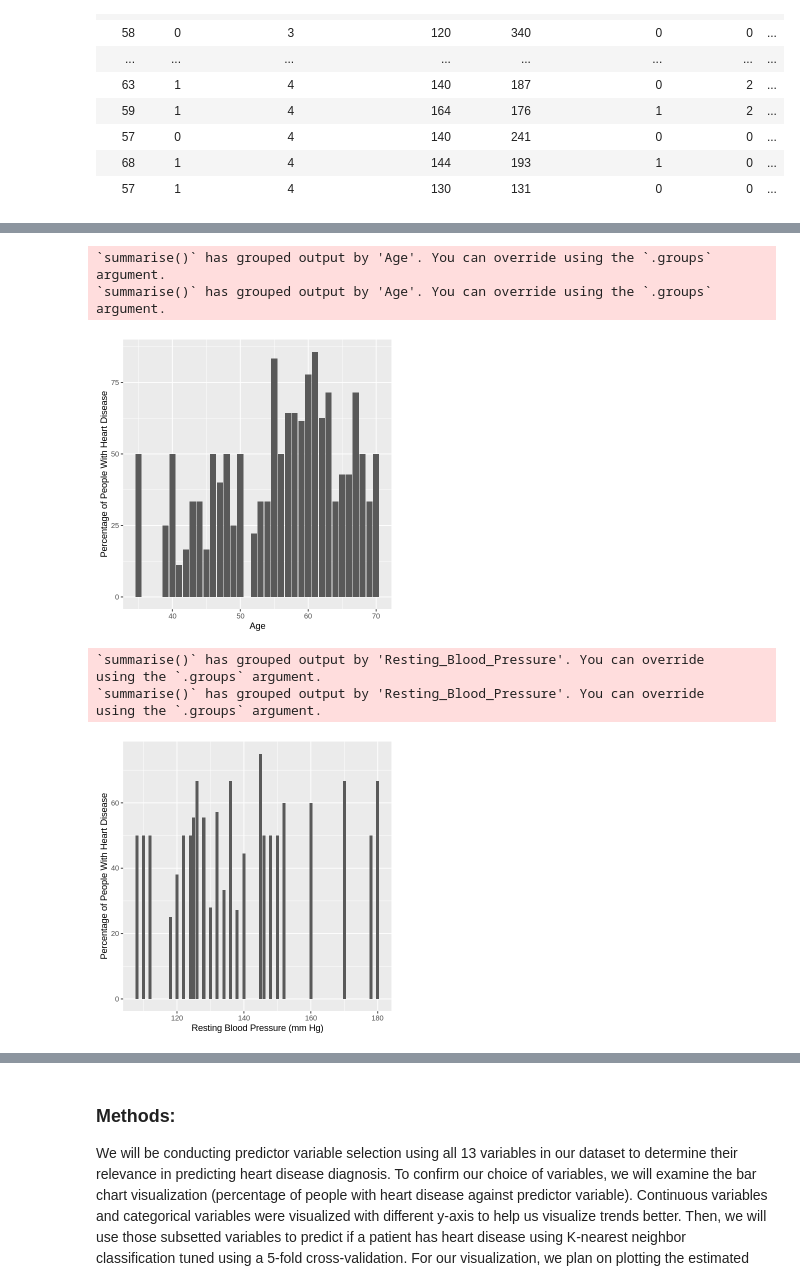
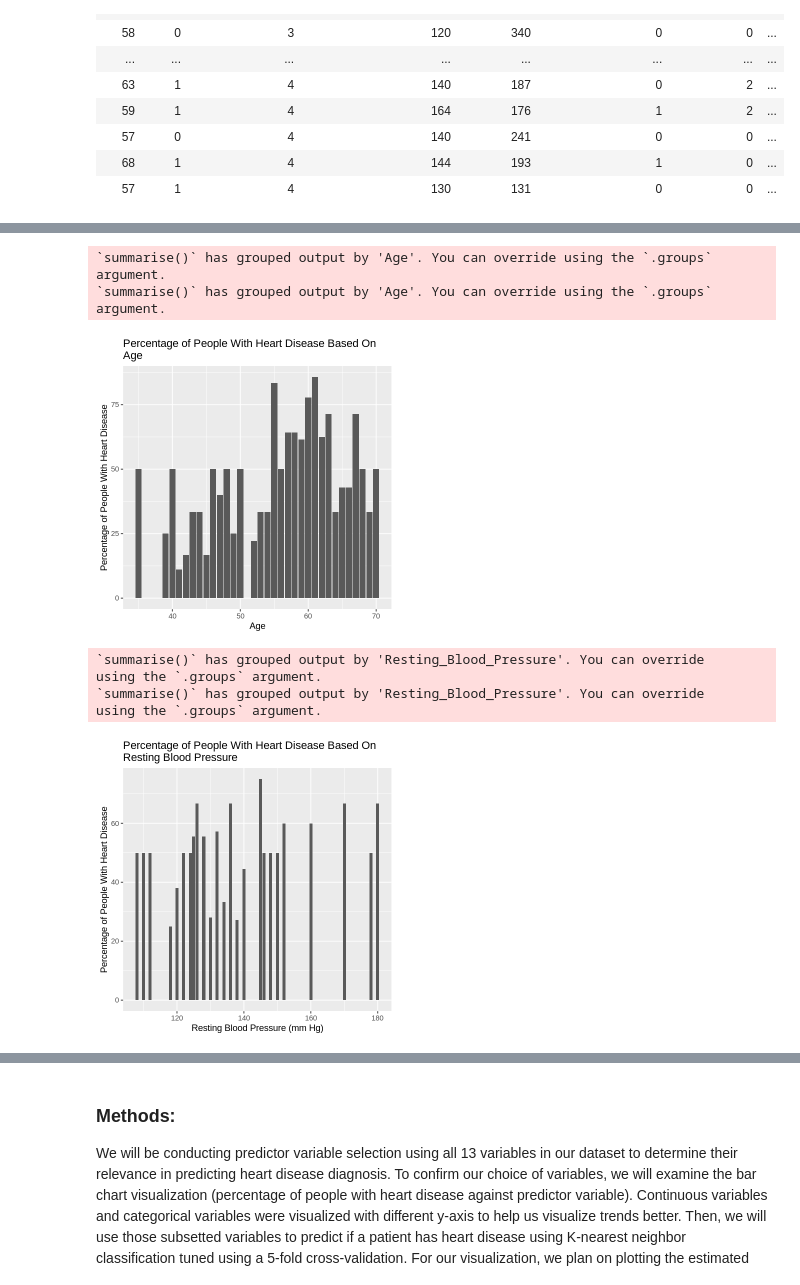
Before and after one commit to devr07/Project-DSCI100, a Jupyter notebook: projectpropsal.ipynb, the cells around one changed output, grey strips where cells are left out. Drawn from its saved outputs; the diff is of its cells as text; code cells hidden in the pictures.

Commit message:
Added graph titles and capitalized graph titles

```diff
--- a/projectpropsal.ipynb
+++ b/projectpropsal.ipynb
@@ -130,29 +144,31 @@ A data.frame: 1 × 14
 # %%
 heart_age_table0 <- training_data |>
                filter(Heart_Disease_Diagnosis == 0) |>
                group_by(Age, Heart_Disease_Diagnosis) |>
                summarize(count = n())
 
 heart_age_table1 <- training_data |>
                filter(Heart_Disease_Diagnosis == 1)|>
                group_by(Age, Heart_Disease_Diagnosis) |>
                summarize(count = n())
 
 heart_age_table <- merge(heart_age_table0, heart_age_table1, by="Age") |>
                      rename("HeartPositive" = count.y, "HeartNegative" = count.x) |>
                      select(-Heart_Disease_Diagnosis.x, -Heart_Disease_Diagnosis.y) |>
                      mutate(proportion = (HeartPositive/(HeartNegative+HeartPositive))*100)
 
 heart_age_plot <- ggplot(heart_age_table, aes(x = Age, y = proportion)) +
                  geom_bar(stat = "identity") +
-                 labs(x = "Age", y = "Percentage of People With Heart Disease")
+                 labs(x = "Age", y = "Percentage of People With Heart Disease") +
+                 ggtitle("Percentage of People With Heart Disease Based On \nAge")
+
 heart_age_plot
 # %% [output]
 `summarise()` has grouped output by 'Age'. You can override using the `.groups`
 argument.
 `summarise()` has grouped output by 'Age'. You can override using the `.groups`
 argument.
-[figure, old version]
+[figure, new version]
 # %%
 heart_bp_table0 <- training_data |>
                filter(Heart_Disease_Diagnosis == 0) |>
@@ -171,14 +187,15 @@ heart_bp_table <- merge(heart_bp_table0, heart_bp_table1, by="Resting_Blood_Pres
 
 heart_bp_plot <- ggplot(heart_bp_table, aes(x = Resting_Blood_Pressure, y = proportion)) +
                  geom_bar(stat = "identity") +
-                 labs(x = "Resting Blood Pressure (mm Hg)", y = "Percentage of People With Heart Disease")
+                 labs(x = "Resting Blood Pressure (mm Hg)", y = "Percentage of People With Heart Disease") +
+                 ggtitle("Percentage of People With Heart Disease Based On \nResting Blood Pressure")
 heart_bp_plot
 # %% [output]
 `summarise()` has grouped output by 'Resting_Blood_Pressure'. You can override
 using the `.groups` argument.
 `summarise()` has grouped output by 'Resting_Blood_Pressure'. You can override
 using the `.groups` argument.
-[figure, old version]
+[figure, new version]
 # %%
 heart_chol_table0 <- training_data |>
                filter(Heart_Disease_Diagnosis == 0) |>
```
Also changed, not shown: parts of 8 cells of this notebook.
